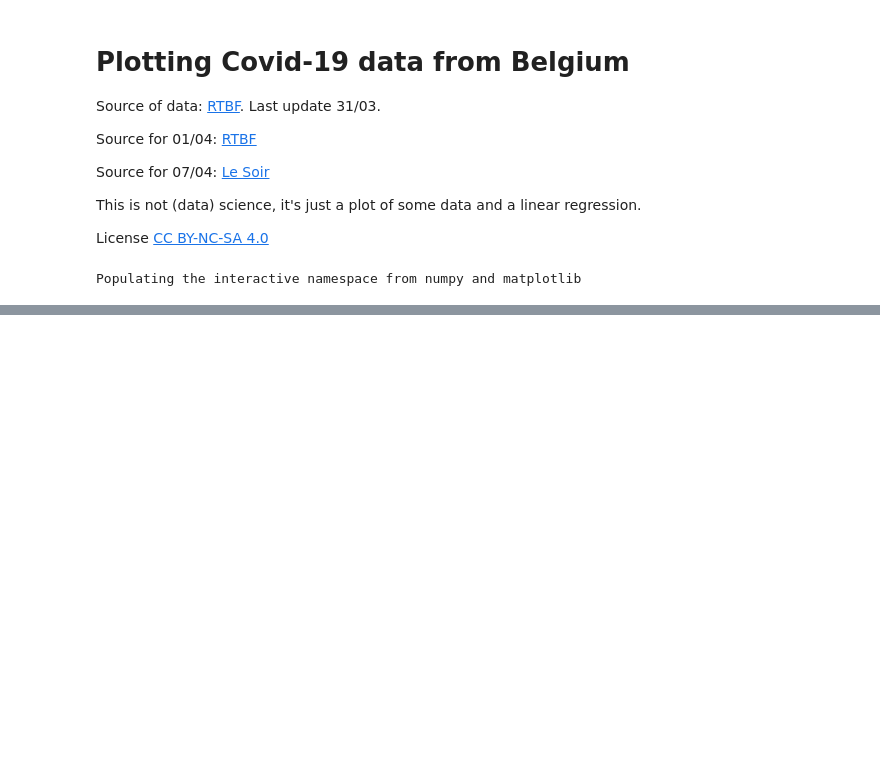
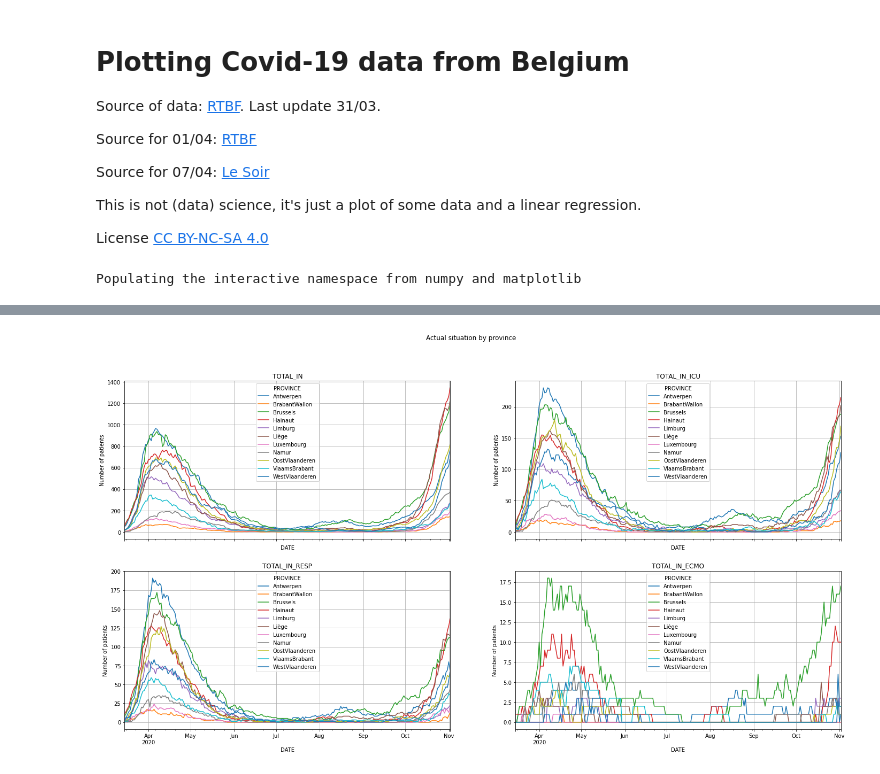
Before and after one commit to C4ptainCrunch/covid-19-plots, a Jupyter notebook: covid-belgian-hospitals.ipynb, the cells around one changed output, grey strips where cells are left out. Drawn from its saved outputs; the diff is of its cells as text; code cells hidden in the pictures; blank space fills up the shorter version.

Commit message:
[update] Recent data
Signed-off-by: iTitou <moiandme@gmail.com>

```diff
--- a/covid-belgian-hospitals.ipynb
+++ b/covid-belgian-hospitals.ipynb
@@ -74,17 +22,0 @@ df.tail()
-# %%
-degrees = 70
-f, (ax1, ax2) = plt.subplots(1, 2)
-ax2.set_yscale('log')
-ax1.set_title('Linear scale')
-ax2.set_title('Log scale')
-
-for ax in (ax1, ax2):
-    ax.plot(df.index, df.hospit, label="Hospitalisations")
-    ax.plot(df.index, df.intensif, label="Soins intensifs")
-    ax.plot(df.index, df.respi, label="Assistance respiratoire")
-    for t, c in zip(gvt_measures, 'ym'):
-        ax.axvline(t, c=c)
-        ax.axvline(t + pd.Timedelta('14d'), c=c, ls='--', lw=.5)
-    matplotlib.pyplot.sca(ax)
-    plt.xticks(rotation=degrees)
-plt.legend();
@@ -193,0 +23,22 @@ plt.title(f"Slope of the linear regression on a window of {N} days");
+# %%
+def plot_all(columns=['TOTAL_IN', 'TOTAL_IN_ICU', 'TOTAL_IN_RESP', 'TOTAL_IN_ECMO'], figsize=(24, 12)):
+    def wrapper(func):
+        n_plots = len(columns)
+        n_cols = int(ceil(np.sqrt(n_plots)))
+        n_rows = int(ceil(n_plots / n_cols))
+        fig = plt.figure(figsize=figsize)
+        for i, col in enumerate(columns):
+            row = 1 + i // n_cols
+            ax = fig.add_subplot(n_rows, n_cols, i+1)
+            func(ax, col)
+            ax.set_title(col)
+            if row < n_rows:
+                ax.set_xticklabels([])
+        fig.suptitle(' '.join(func.__name__.split('_')))
+    return wrapper
+# %%
+sciensano_data = requests.get('https://epistat.sciensano.be/Data/COVID19BE_HOSP.csv')
+with open('hospital-data-be.csv', 'wb') as out:
+    out.write(sciensano_data.content)
+df = pd.read_csv('hospital-data-be.csv')
+df = df.groupby([pd.to_datetime(df.DATE), df.PROVINCE]).sum().unstack()
@@ -193,0 +62,8 @@ plt.title(f"Slope of the linear regression on a window of {N} days");
+# %%
+@plot_all()
+def Actual_situation_by_province(ax, col):
+    df[col].plot(ax=ax)
+    ax.grid()
+    ax.set_ylabel('Number of patients')
+# %% [output]
+[figure, added]
```
Also changed, not shown: parts of 18 cells of this notebook, 1 other file.
